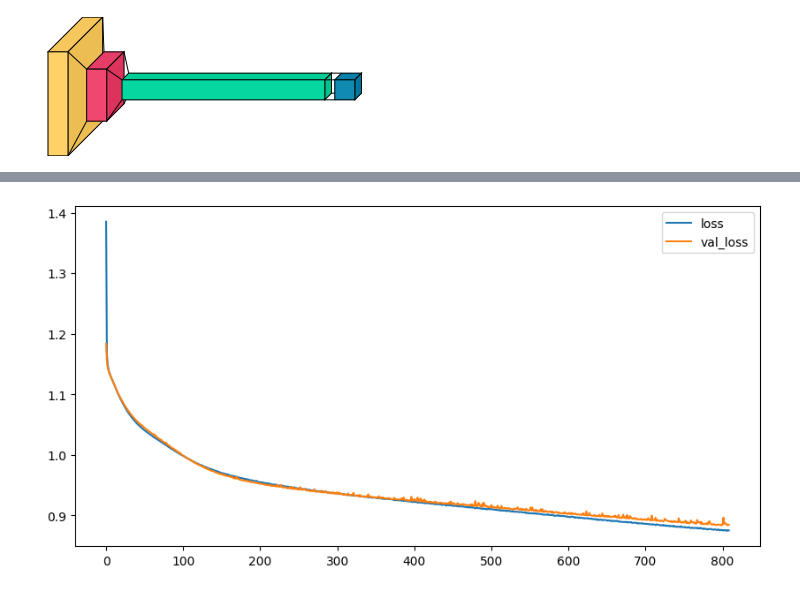
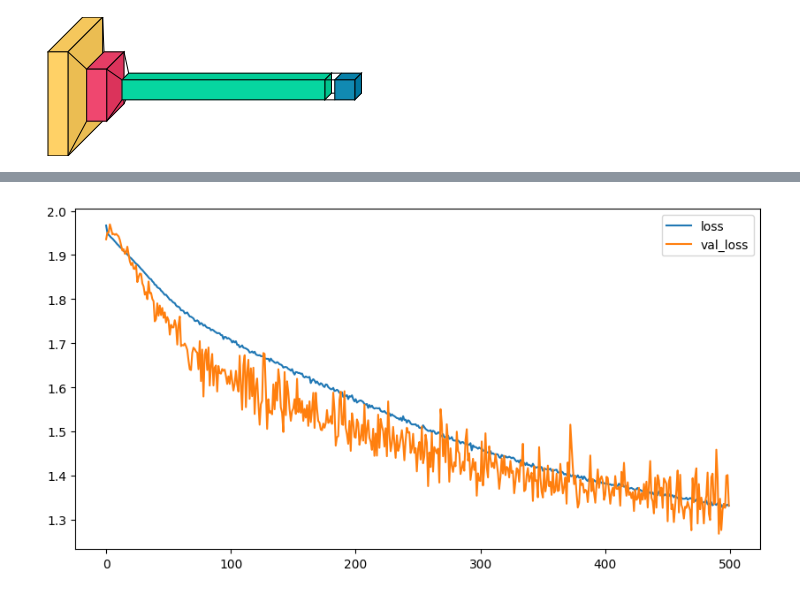
Before and after one commit to ACCFernando/mdc, a Jupyter notebook: 08_deep_learning/test01/INF0618_DeepLearning_Trabalho1.ipynb, the cells around one changed output, grey strips where cells are left out. Drawn from its saved outputs; the diff is of its cells as text; code cells hidden in the pictures.

```diff
--- a/08_deep_learning/test01/INF0618_DeepLearning_Trabalho1.ipynb
+++ b/08_deep_learning/test01/INF0618_DeepLearning_Trabalho1.ipynb
@@ -171,3 +159,5 @@ array([[[0.61960784, 0.43529412, 0.45882353],
 x_train_norm.shape[1:]
 # %% [output]
 (28, 28, 3)
+# %%
+INPUT_SHAPE = x_train_norm.shape[1:]
@@ -189,7 +181,7 @@ baseline_model = tf.keras.Sequential([
                            activity_regularizer=None,
                            kernel_constraint=None,
                            bias_constraint=None,
-                           input_shape=x_train_norm.shape[1:]),
+                           input_shape=INPUT_SHAPE),
     tf.keras.layers.MaxPool2D(pool_size=(2, 2),
                               strides=None,
                               padding="valid"),
@@ -229,7 +221,7 @@ baseline_model.compile(optimizer=tf.keras.optimizers.SGD(learning_rate=0.001),
                        metrics=["accuracy"])
 # %%
 model_path = "/content/drive/MyDrive/Colab Notebooks/mineracao_dados_complexos/mdc/08_deep_learning/test01/artefatos/"
-model_name = "baseline_model.h5"
+model_name = "baseline_with_class_weights_model.h5"
 
 model_path_full = os.path.join(model_path, model_name)
 
@@ -238,9 +230,11 @@ model_checkpoint = tf.keras.callbacks.ModelCheckpoint(filepath=model_path_full,
                                                       monitor="val_loss",
                                                       save_best_only=True)
 baseline_model.fit( x_train_norm, y_train_ohe,
-                    epochs=1000,
+                    epochs=500,
                     batch_size=128,
                     validation_data=(x_val_norm, y_val_ohe),
                     verbose=1,
-                    callbacks=[early_stopping, model_checkpoint])
+                    class_weight=train_class_weights,
+                    callbacks=[# early_stopping,
+                               model_checkpoint])
 # %% [output]
@@ -267,13 +261,14 @@ Epoch 809/1000
 <keras.src.callbacks.History at 0x...>
 # %%
-baseline_history = baseline_model.history.history
+def plot_loss_values(history):
+    plt.figure(figsize=(10, 5))
 
-plt.figure(figsize=(10, 5))
+    plt.plot(history["loss"], label="loss")
+    plt.plot(history["val_loss"], label="val_loss")
 
-plt.plot(baseline_history["loss"], label="loss")
-plt.plot(baseline_history["val_loss"], label="val_loss")
-
-plt.legend()
-plt.show()
+    plt.legend()
+    plt.show()
-# %% [output]
-[figure, removed]
+# %%
+plot_loss_values(baseline_model.history.history)
+# %% [output]
+[figure, added]
```
Also changed, not shown: parts of 56 cells of this notebook.
